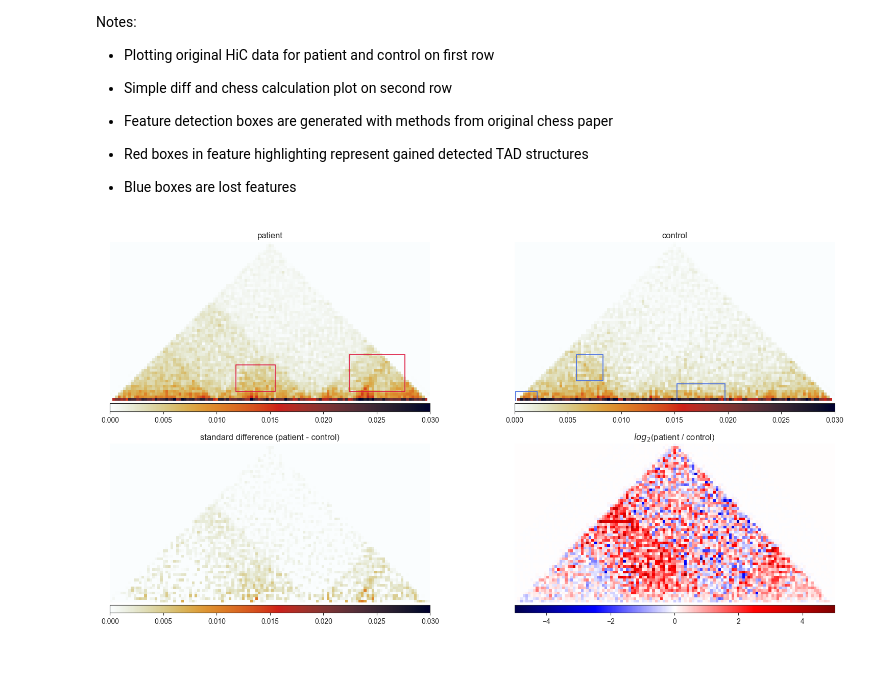
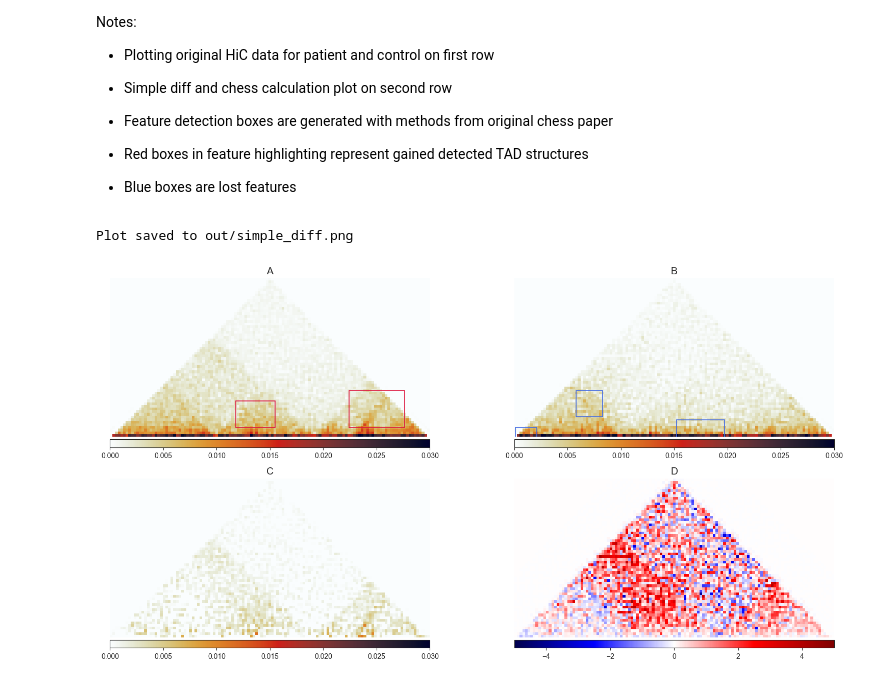
Before and after one commit to FardinHaque60/hic_compare_experiments, a Jupyter notebook: simple_diff/basic_diff.ipynb, the cells around one changed output. Cells and saved outputs as stored; diff of their text form; code cells hidden in the pictures.

Commit message:
cleaned simple diff, added instructions, images, etc.

```diff
--- a/simple_diff/basic_diff.ipynb
+++ b/simple_diff/basic_diff.ipynb
@@ -63,7 +63,7 @@ def highlight_features(dataframe, region, color, a, axes):
 ### Load .hic Files
 # %%
 winsize = "3mb"
-wdir = "./"
+wdir = "./data/"
 region_pairs = "hg38_chr2_{}_win_100kb_step.bed".format(winsize)
 
 gained = pd.read_csv(wdir + 'gained_features.tsv', delimiter=',', usecols=[0, 1, 2, 3, 4, 5], header=None, index_col=[0])
@@ -115,8 +115,8 @@ PATIENT_FIRST = True # toggle to do patient - control or vice versa for simple d
 fig, axes = plt.subplots(2, 2, figsize=(16, 8))
 
 # ----- plotting original hic sample -----
-axes[0][0].set_title('patient')
-axes[0][1].set_title('control')
+axes[0][0].set_title('A', fontsize=14) # pateint
+axes[0][1].set_title('B', fontsize=14) # control
 
 # clipped zoom and rotate patient and control and keep only half-matrix
 zm1 = clipped_zoom(control_region_sub, 0.7)
@@ -136,41 +136,61 @@ highlight_features(lost, reg, 'royalblue', 1, axes[0])
 
 
 # ----- plotting simple diff and chess calc -----
-axes[1][1].set_title('$log_2$(patient / control)')
+axes[1][1].set_title('D', fontsize=14) # $log_2$(patient / control)
 
 # Standard diff calculation to compare against
+figure_c_description = None
 if PATIENT_FIRST:
     diff = patient_region_sub - control_region_sub
-    axes[1][0].set_title('standard difference (patient - control)')
+    axes[1][0].set_title('C', fontsize=14) # standard difference (patient - control)
+    figure_c_description = "standard difference (patient - control)"
 else:
     diff = control_region_sub - patient_region_sub
-    axes[1][0].set_title('standard difference (control - patient)')
+    axes[1][0].set_title('C', fontsize=14) # standard difference (control - patient)
+    figure_c_description = "standard difference (control - patient)"
 clipped = clipped_zoom(diff, 0.7)
 diff_plot = ndi.rotate(clipped, 45, reshape=False)
 
 # patient - control standard diff
 m3 = axes[1][0].imshow(diff_plot[:middle,:], vmin=0, vmax=0.03, cmap='germany')
 
 # patient / control calculation from chess paper
 l2fcm = np.log2(patient_region_sub / control_region_sub)
 zml2 = clipped_zoom(l2fcm, 0.7)
 rot_l2 = ndi.rotate(zml2, 45, reshape=False)
 
 # original log(patient/control) calc plot from chess
 m4 = axes[1][1].imshow(rot_l2[:middle,:], cmap='seismic', vmax=5, vmin=-5)
 
 for m, ax in zip([m1, m2], axes[0]):
     ax.axis('off')
     divider = make_axes_locatable(ax)
     cax = divider.append_axes('bottom', size='5%', pad=0.05)
     fig.colorbar(m, cax=cax, orientation='horizontal')
 
 for m, ax in zip([m3, m4], axes[1]):
     ax.axis('off')
     divider = make_axes_locatable(ax)
     cax = divider.append_axes('bottom', size='5%', pad=0.05)
     fig.colorbar(m, cax=cax, orientation='horizontal')
 
 plt.tight_layout()
+# figure caption below (found in manubot http://carlosrojas.xyz/hic_compare_manuscript/)
+caption = f'''
+Figures A, B, C are generated by CHESS. Figures A and B show the original HiC data from DLBCL (Diffuse large B-cell lymphoma)
+of a patient and control sample respectively.
+The red boxes in A represent the gained features that patient data shows when compared to B, the control.
+The blue boxes in B show the lost features when compared to A.
+Figure C shows the result of taking the {figure_c_description}.
+Non-white regions in this figure represent features that were present in the first sample,
+but not present in the second one being subtracted from it.
+'''
+
+# save plot
+save_path = os.path.join("out", "simple_diff.png")
+plt.savefig(save_path, dpi=300, bbox_inches='tight')  # High resolution and tight layout
+
+print(f"Plot saved to {save_path}")
 # %% [output]
+Plot saved to out/simple_diff.png
-[figure, old version]
+[figure, new version]
```
Also changed, not shown: parts of 1 cell of this notebook, 8 other files.
